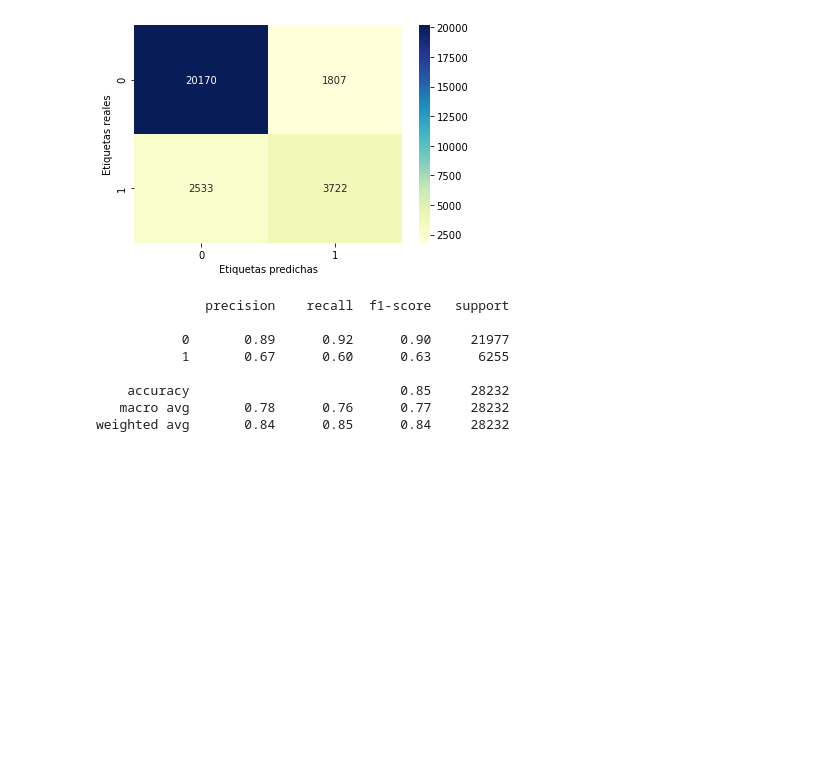
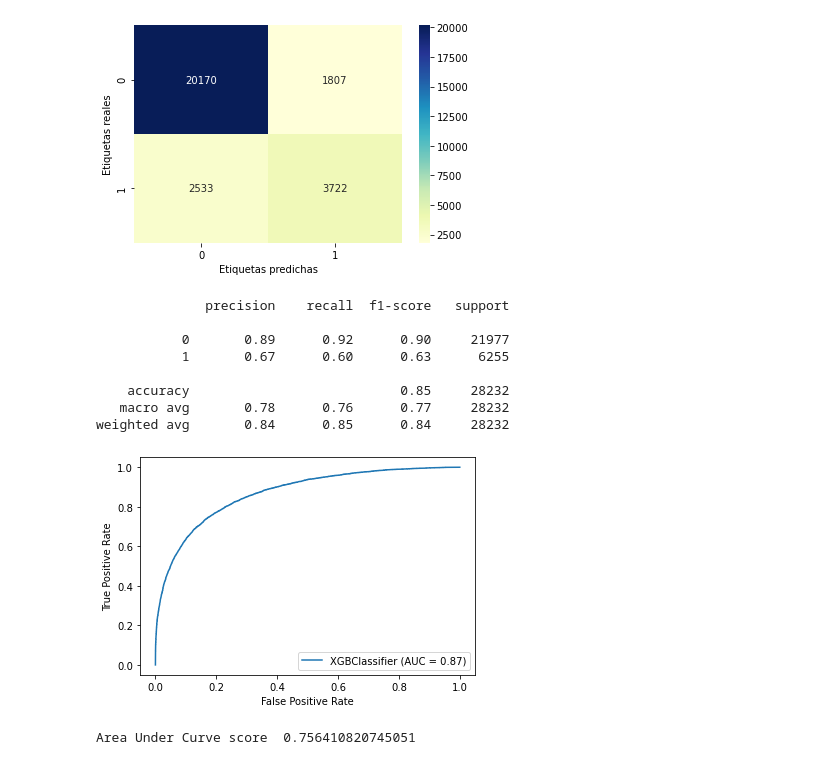
Before and after one commit to eszagadyn/DataScience-RegresionLogistica, a Jupyter notebook: RegresionLogistica.ipynb, the cells around one changed output. Saved outputs shown, nothing was run; the diff lists cells and outputs as text; code cells hidden in the pictures; blank space fills up the shorter version.

```diff
--- a/RegresionLogistica.ipynb
+++ b/RegresionLogistica.ipynb
@@ -742,3 +751,15 @@ print (classification_report(y_test, y_pred_xg_04))
     accuracy                           0.85     28232
    macro avg       0.78      0.76      0.77     28232
 weighted avg       0.84      0.85      0.84     28232
+# %%
+from sklearn.metrics import plot_roc_curve
+import matplotlib.pyplot as plt
+
+plot_roc_curve(xg_best, X_test_scaled, y_test)
+plt.show()
+# %% [output]
+[figure, added]
+# %%
+print("Area Under Curve score ", roc_auc_score(y_test, y_pred_xg_04))
+# %% [output]
+Area Under Curve score  0.756410820745051
```
Also changed, not shown: parts of 18 cells of this notebook.
